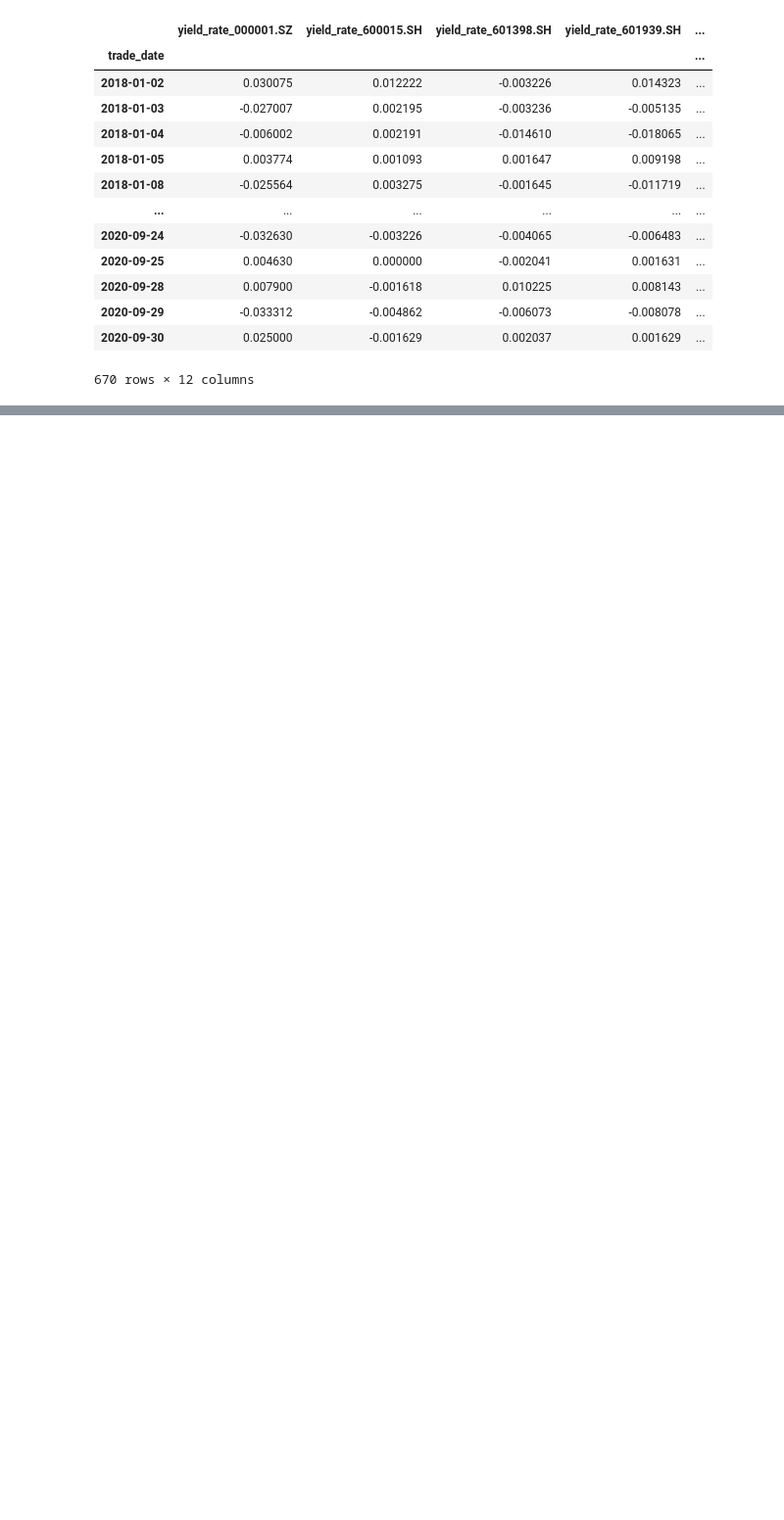
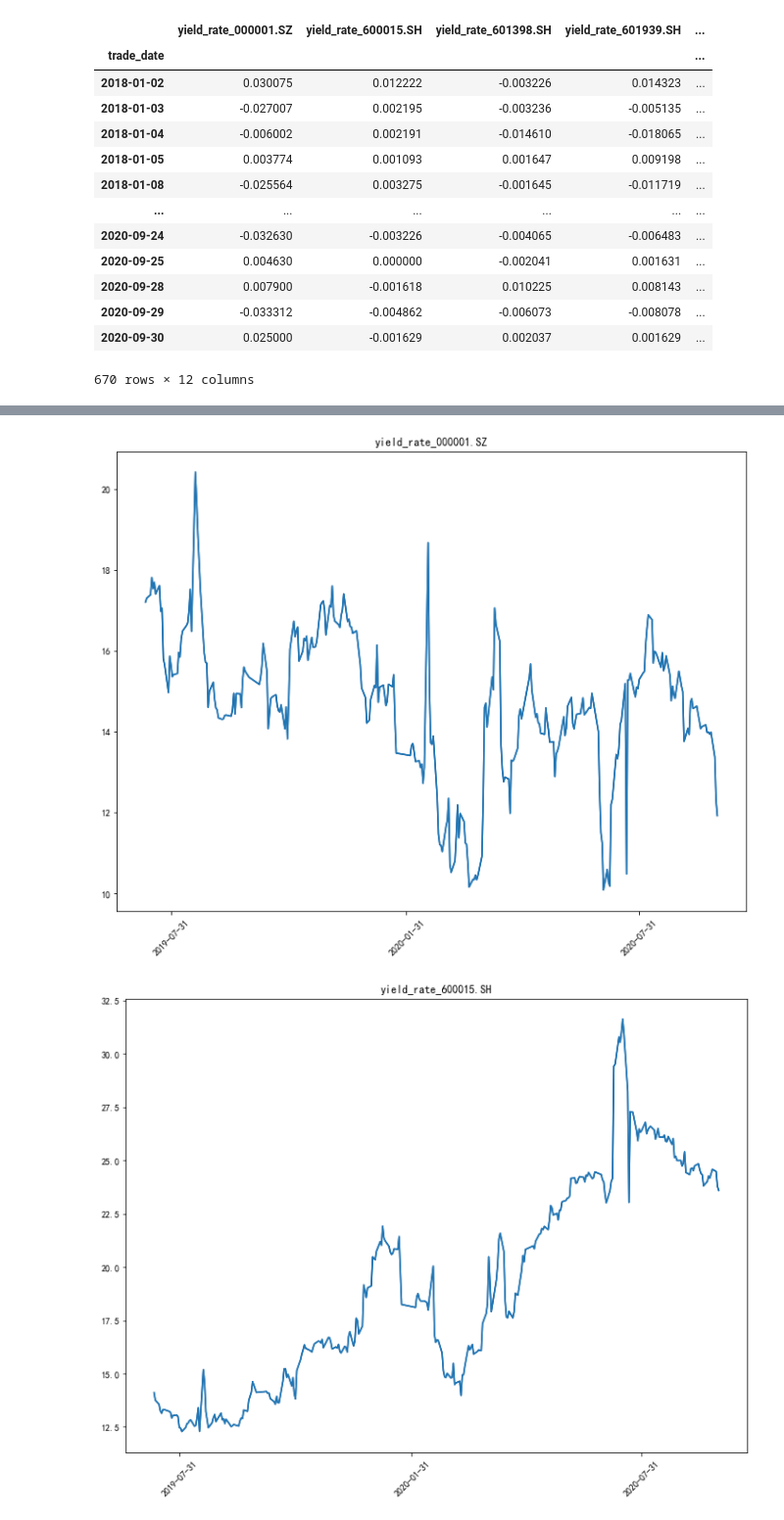
Before and after one commit to jyyskywalker/liquidity, a Jupyter notebook: code/full_process.ipynb, the cells around one changed output, grey strips where cells are left out. Shown: that part at 98% size. Cells and saved outputs as stored; diff of their text form; code cells hidden in the pictures; blank space fills up the shorter version.

```diff
--- a/code/full_process.ipynb
+++ b/code/full_process.ipynb
@@ -578,0 +598,6 @@ gundong.cal_overflow(predict_time=10)
+# %%
+for i in gundong.column_list:
+    gundong.plot(i)
+# %% [output]
+[figure, added]
+[figure, added]
```
Also changed, not shown: parts of 5 cells of this notebook, 3 other files.
